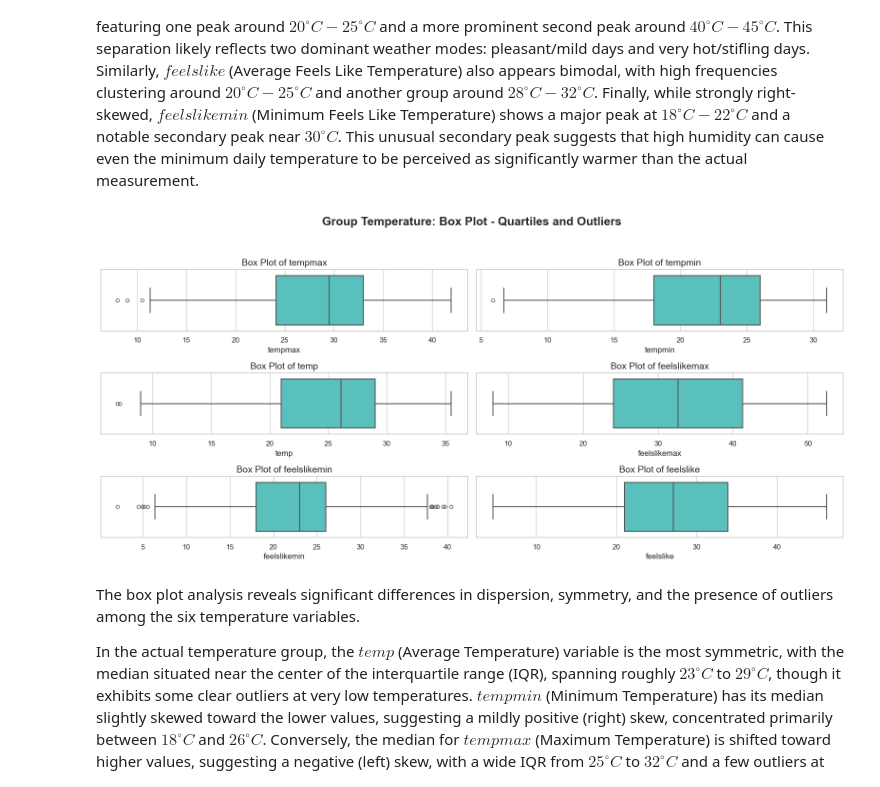
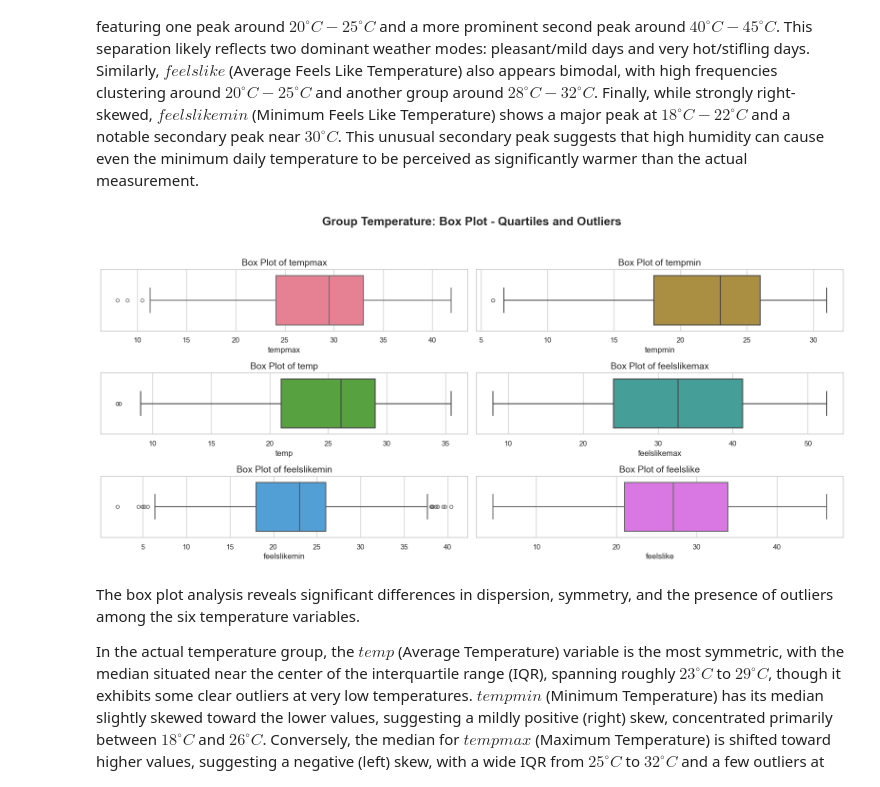
Before and after one commit to tungvoi38/Machine_Learning_Group_3, a Jupyter notebook: temperature_prediction_Hanoi/notebooks/01-data_understanding.ipynb, the cells around one changed output. Saved outputs shown, nothing was run; the diff lists cells and outputs as text; code cells hidden in the pictures.

```diff
--- a/temperature_prediction_Hanoi/notebooks/01-data_understanding.ipynb
+++ b/temperature_prediction_Hanoi/notebooks/01-data_understanding.ipynb
@@ -280,21 +280,34 @@ features = ['tempmax', 'tempmin', 'temp', 'feelslikemax', 'feelslikemin', 'feels
 n_features = len(features)
 n_cols = 2
 n_rows = int(np.ceil(n_features / n_cols))
+
+# Định nghĩa bảng màu độc lập (husl) với số lượng màu bằng số lượng biến
+colors = sns.color_palette("husl", n_colors=n_features)
+# --------------------------------------------------------------------------------------
+
 plt.rcParams['figure.figsize'] = (16, 4 * n_rows)
 
 fig_hist, axes_hist = plt.subplots(n_rows, n_cols, figsize=(16, 4 * n_rows))
 fig_hist.suptitle(f'Group {group_name}: Histogram & KDE - Distribution Shape',
                   fontsize=18, fontweight='bold', y=1.02)
 axes_hist = axes_hist.flatten()
+
 for i, col in enumerate(features):
     if col in data.columns:
-        sns.histplot(data=data, x=col, kde=True, ax=axes_hist[i], color="#4885B6",
-                     edgecolor='black', bins=30, line_kws={'lw': 2, 'color': 'red'})
+        # Sử dụng colors[i] để gán màu riêng biệt cho mỗi biểu đồ
+        sns.histplot(data=data, x=col, kde=True, ax=axes_hist[i],
+                     color=colors[i], # Gán màu từ palette
+                     edgecolor='black',
+                     bins=30,
+                     line_kws={'lw': 2, 'color': 'black'}) # Đường KDE màu đen để dễ tương phản
         axes_hist[i].set_title(f'Distribution of {col}', fontsize=14)
         axes_hist[i].set_ylabel('Frequency', fontsize=12)
+
+# Ẩn các ô trống còn lại
 for j in range(i + 1, n_rows * n_cols):
     if j < len(axes_hist):
         fig_hist.delaxes(axes_hist[j])
+
 plt.tight_layout(rect=[0, 0.03, 1, 0.98])
 plt.show()
 # %% [output]
@@ -308,24 +321,31 @@ The distributions of the actual temperature variables reveal distinct shapes dep
 
 The variables representing the perceived "feels like" temperature exhibit more complex, often multi-modal distribution shapes, suggesting that human sensation is influenced by factors beyond mere air temperature, such as humidity. The $feelslikemax$ (Maximum Feels Like Temperature) is distinctly bimodal, featuring one peak around $20^\circ C - 25^\circ C$ and a more prominent second peak around $40^\circ C - 45^\circ C$. This separation likely reflects two dominant weather modes: pleasant/mild days and very hot/stifling days. Similarly, $feelslike$ (Average Feels Like Temperature) also appears bimodal, with high frequencies clustering around $20^\circ C - 25^\circ C$ and another group around $28^\circ C - 32^\circ C$. Finally, while strongly right-skewed, $feelslikemin$ (Minimum Feels Like Temperature) shows a major peak at $18^\circ C - 22^\circ C$ and a notable secondary peak near $30^\circ C$. This unusual secondary peak suggests that high humidity can cause even the minimum daily temperature to be perceived as significantly warmer than the actual measurement.
 # %%
+colors = sns.color_palette("husl", n_colors=n_cols)
 
 fig_box, axes_box = plt.subplots(n_rows, n_cols, figsize=(16, 2.5 * n_rows))
 fig_box.suptitle(f'Group {group_name}: Box Plot - Quartiles and Outliers',
                  fontsize=18, fontweight='bold', y=1.02)
 axes_box = axes_box.flatten()
+
 for i, col in enumerate(features):
     if col in data.columns:
-        sns.boxplot(data=data, x=col, ax=axes_box[i], color="#48D1CC",
+        # Sử dụng colors[i] để gán màu riêng biệt cho mỗi biểu đồ
+        sns.boxplot(data=data, x=col, ax=axes_box[i],
+                    color=colors[i], # Gán màu từ palette
                     orient='h', fliersize=5, linewidth=1.5)
         axes_box[i].set_title(f'Box Plot of {col}', fontsize=14)
         axes_box[i].set_ylabel('')
+
+# Ẩn các ô trống còn lại
 for j in range(i + 1, n_rows * n_cols):
     if j < len(axes_box):
         fig_box.delaxes(axes_box[j])
+
 plt.tight_layout(rect=[0, 0.03, 1, 0.98])
 plt.show()
 # %% [output]
-[figure, old version]
+[figure, new version]
 # %% [markdown]
 The box plot analysis reveals significant differences in dispersion, symmetry, and the presence of outliers among the six temperature variables.
 
```
Also changed, not shown: parts of 6 cells of this notebook.
